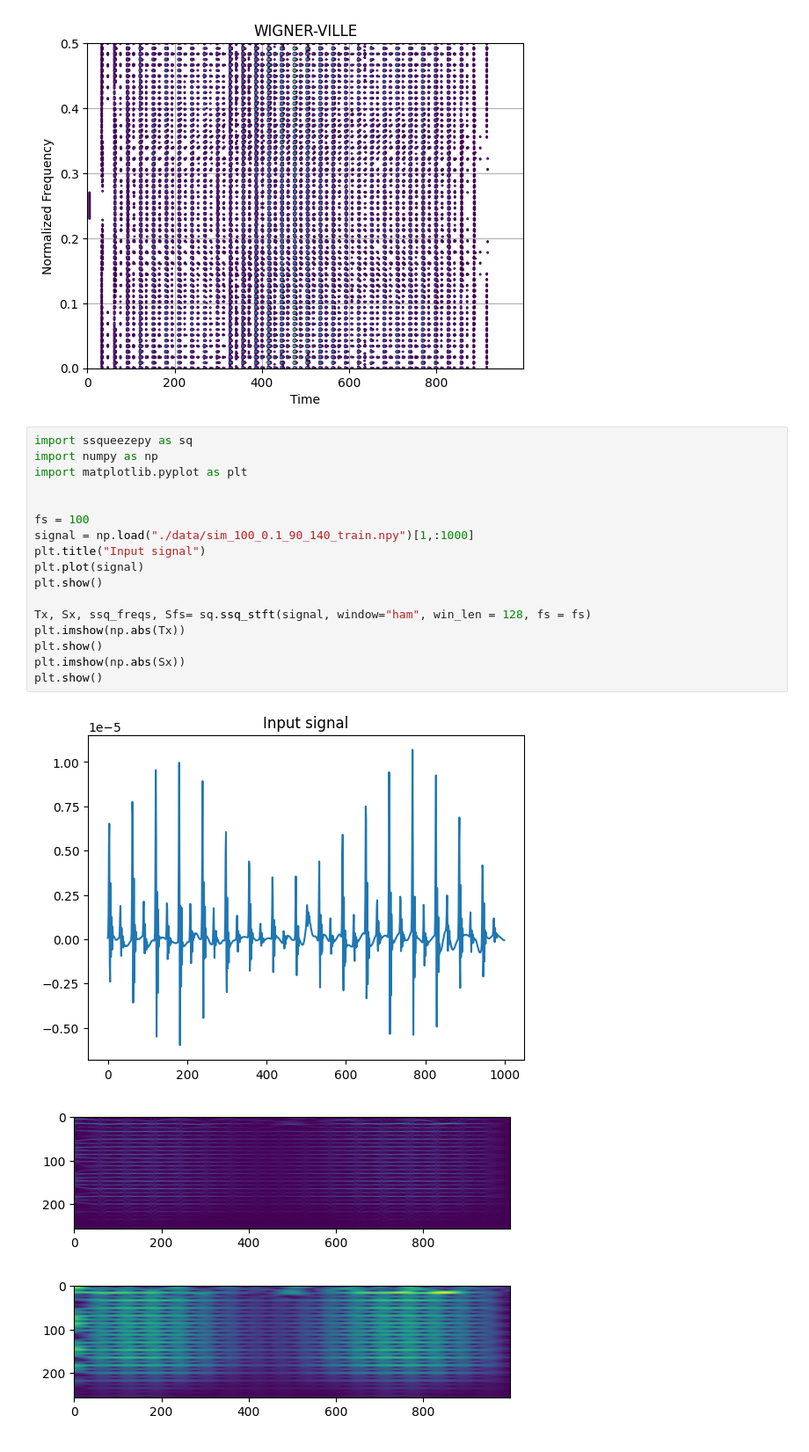
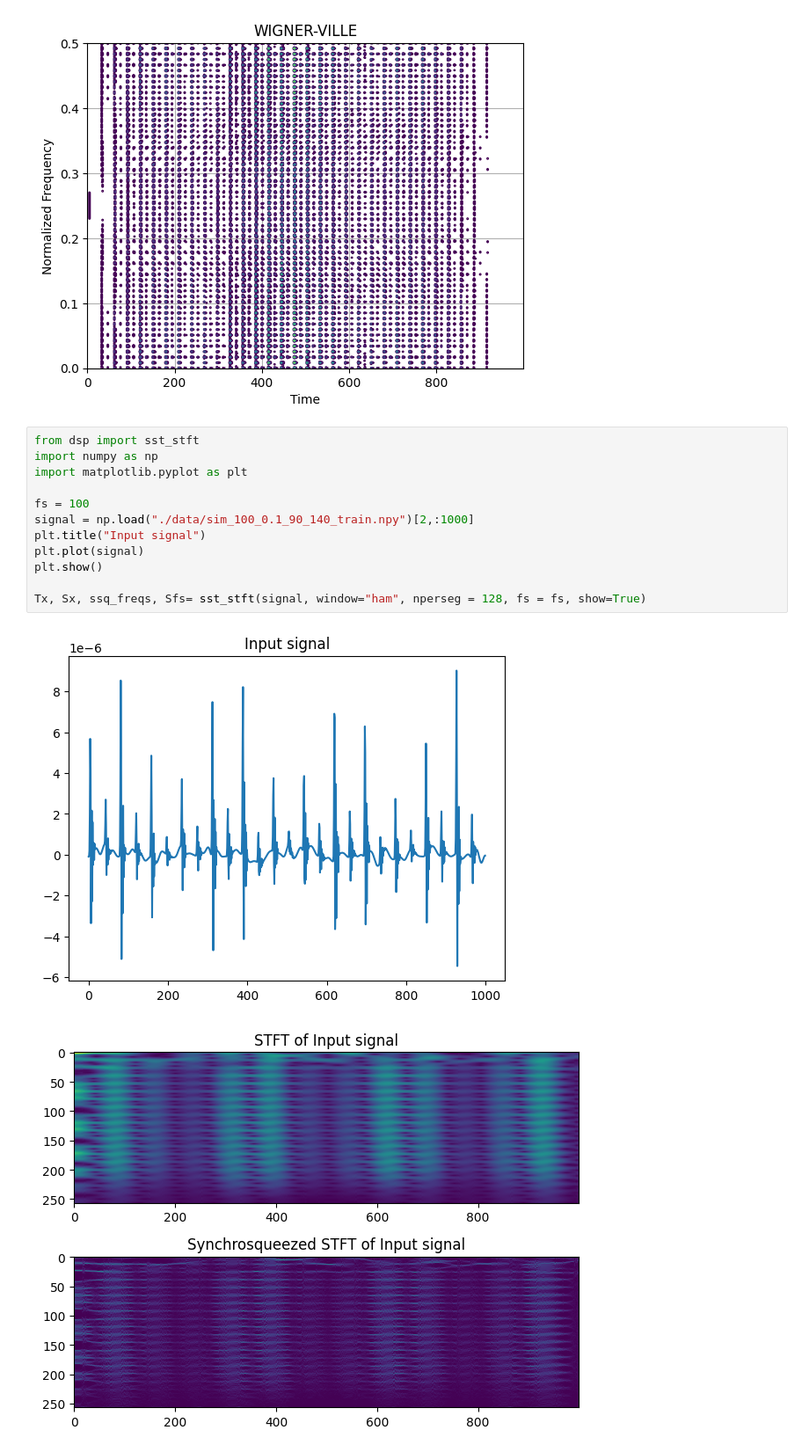
Before and after one commit to darcy1zhang/Tutorial, a Jupyter notebook: Example.ipynb, the cells around one changed output. Shown at 88% size. Cells and saved outputs as stored; diff of their text form.

```diff
--- a/Example.ipynb
+++ b/Example.ipynb
@@ -464,23 +464,17 @@ matrix, t, f = my_wvd(signal, show=True)
 [figure]
 [figure]
 # %%
-import ssqueezepy as sq
+from dsp import sst_stft
 import numpy as np
 import matplotlib.pyplot as plt
 
-
 fs = 100
-signal = np.load("./data/sim_100_0.1_90_140_train.npy")[1,:1000]
+signal = np.load("./data/sim_100_0.1_90_140_train.npy")[2,:1000]
 plt.title("Input signal")
 plt.plot(signal)
 plt.show()
 
-Tx, Sx, ssq_freqs, Sfs= sq.ssq_stft(signal, window="ham", win_len = 128, fs = fs)
-plt.imshow(np.abs(Tx))
-plt.show()
-plt.imshow(np.abs(Sx))
-plt.show()
+Tx, Sx, ssq_freqs, Sfs= sst_stft(signal, window="ham", nperseg = 128, fs = fs, show=True)
 # %% [output]
-[figure, old version]
+[figure, new version]
-[figure, old version]
+[figure, new version]
-[figure, removed]
```
Also changed, not shown: parts of 5 cells of this notebook, 1 other file.
